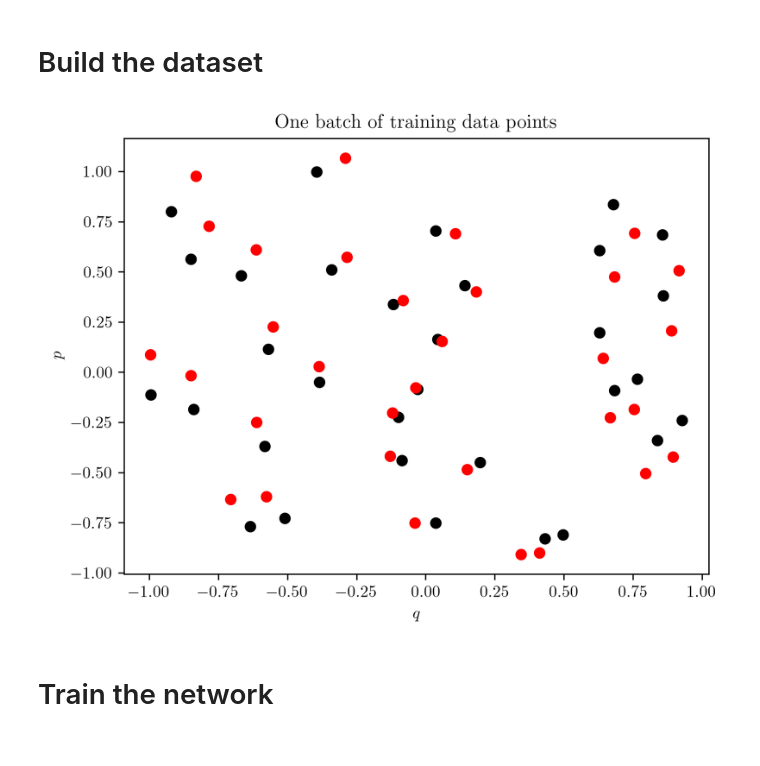
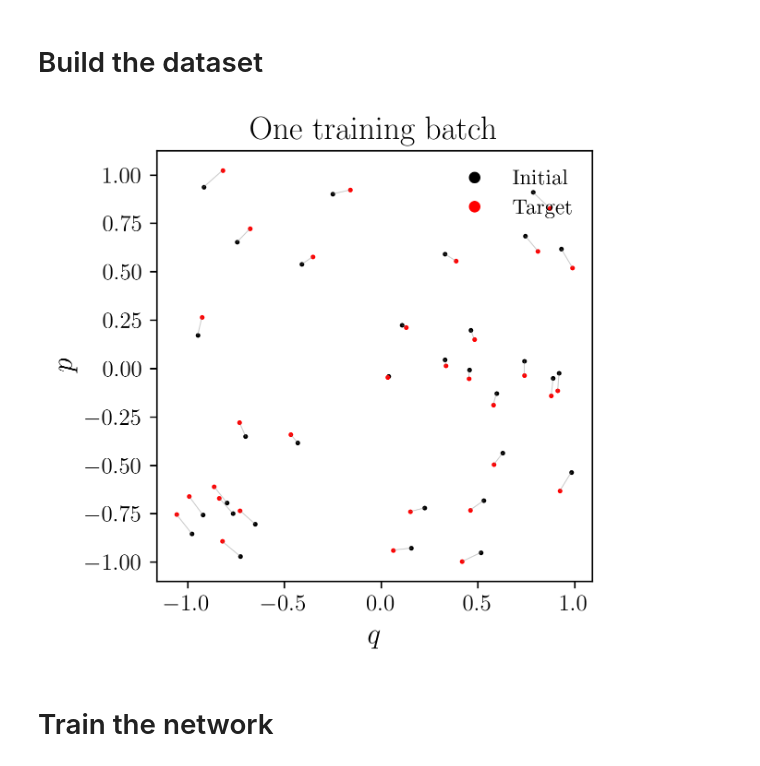
Before and after one commit to davidemurari/codePartIIICourse, a Jupyter notebook: Neural Networks/SympNet.ipynb, the cells around one changed output. Cells and saved outputs as stored; diff of their text form; code cells hidden in the pictures.

Commit message:
Improved plotting and reproducibility SympNet code

```diff
--- a/Neural Networks/SympNet.ipynb
+++ b/Neural Networks/SympNet.ipynb
@@ -30,6 +30,19 @@ from torch.func import jacrev,vmap
 from scipy.integrate import solve_ivp
 from torch.utils.data import DataLoader, Dataset, random_split
 from IPython.display import display, Math
+# %%
+SEED = 42
+
+random.seed(SEED)
+np.random.seed(SEED)
+torch.manual_seed(SEED)
+if torch.cuda.is_available():
+    torch.cuda.manual_seed_all(SEED)
+
+torch.backends.cudnn.deterministic = True
+torch.backends.cudnn.benchmark = False
+
+data_generator = torch.Generator().manual_seed(SEED)
 # %%
 plt.rcParams["figure.dpi"] = 300
 plt.rcParams["text.usetex"] = True
@@ -173,22 +190,48 @@ x0, x1 = generate_harmonic_oscillator_data(dtype = torch.float32, step_size = dt
 dataset = HarmonicOscillatorDataset(x0, x1)
 train_size = int(0.9 * len(dataset))
 test_size = len(dataset) - train_size
-train_dataset, test_dataset = random_split(dataset, [train_size, test_size])
+train_dataset, test_dataset = random_split(dataset, [train_size, test_size], generator=data_generator)
 
 # Create data loaders
 batch_size = 32
-train_loader = DataLoader(train_dataset, batch_size=batch_size, shuffle=True)
+train_loader = DataLoader(train_dataset, batch_size=batch_size, shuffle=True, generator=data_generator)
 test_loader = DataLoader(test_dataset, batch_size=1, shuffle=False)
-# %%
-initial_cond, update = next(iter(train_loader))
-plt.scatter(initial_cond[:,0].detach().numpy(),initial_cond[:,1].detach().numpy(),c='k')
-plt.scatter(update[:,0].detach().numpy(),update[:,1].detach().numpy(),c='r')
-plt.xlabel(r"$q$")
-plt.ylabel(r"$p$")
-plt.title("One batch of training data points")
-plt.show();
-# %% [output]
-[figure, removed]
+# %%
+initial_cond, update = next(iter(train_loader))
+fig, ax = plt.subplots(figsize=(4.2, 4.2))
+
+x0 = initial_cond.detach().numpy()
+x1 = update.detach().numpy()
+
+
+for p0, p1 in zip(x0, x1):
+    ax.plot(
+        [p0[0], p1[0]],
+        [p0[1], p1[1]],
+        color='gray',
+        alpha=0.4,
+        linewidth=0.5
+    )
+
+ax.scatter(x0[:, 0], x0[:, 1], c='k', s=2)
+ax.scatter(x1[:, 0], x1[:, 1], c='r', s=2)
+legend_handles = [
+    Line2D([0], [0], marker='o', color='w', markerfacecolor='k', markersize=7, label='Initial'),
+    Line2D([0], [0], marker='o', color='w', markerfacecolor='r', markersize=7, label='Target')
+]
+ax.legend(handles=legend_handles, frameon=False, fontsize=11, loc='upper right')
+
+
+ax.set_xlabel(r"$q$", fontsize=15)
+ax.set_ylabel(r"$p$", fontsize=15)
+ax.set_title("One training batch", fontsize=17)
+ax.set_aspect('equal', adjustable='box')
+ax.tick_params(axis='both', labelsize=12)
+fig.tight_layout()
+plt.savefig("dataset_sympnet.pdf", bbox_inches='tight', pad_inches=0.05)
+plt.show()
+# %% [output]
+[figure, added]
 # %% [markdown]
 # Train the network
 # %%
```
Also changed, not shown: parts of 13 cells of this notebook.
